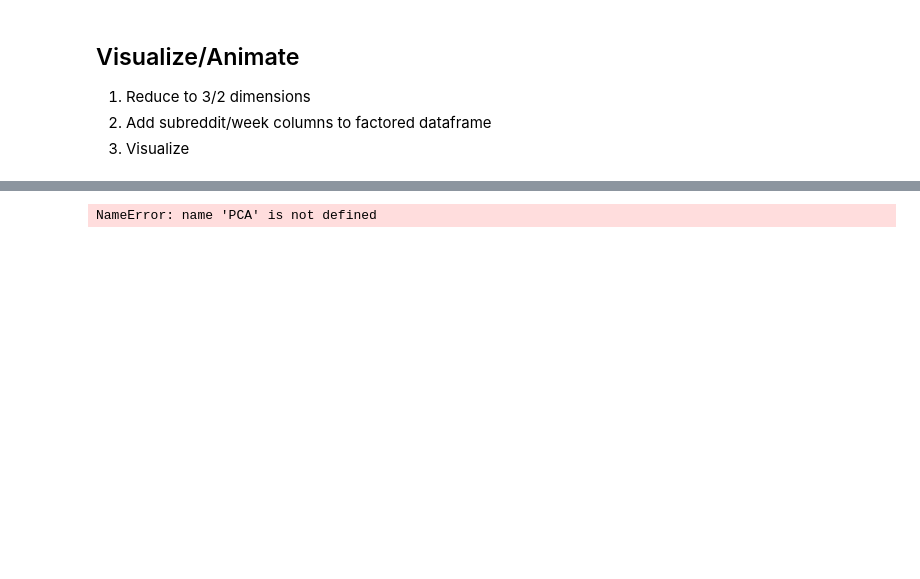
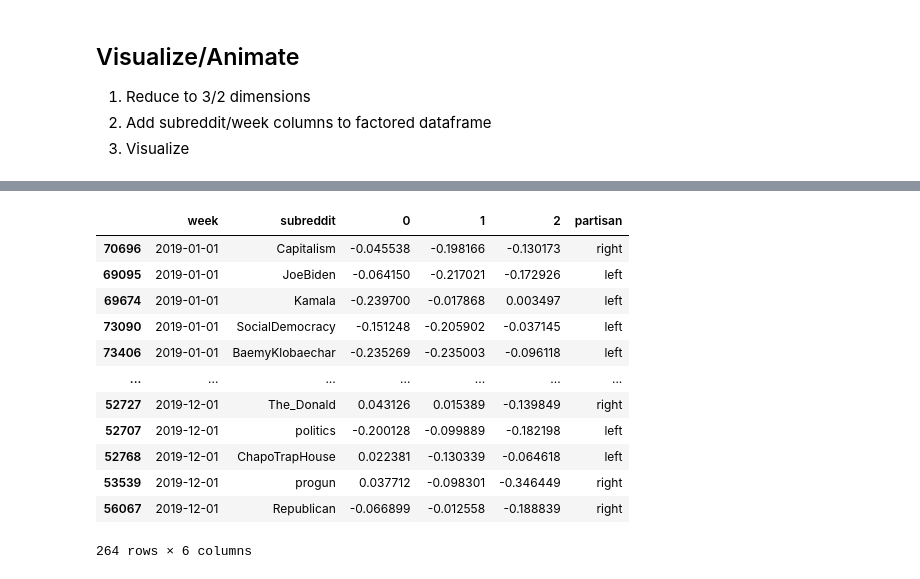
Before and after one commit to CSSLab/political-subreddits, a Jupyter notebook: Subreddit_Embedding_Temporal.ipynb, the cells around one changed output, grey strips where cells are left out. Cells and saved outputs as stored; diff of their text form; code cells hidden in the pictures; blank space fills up the shorter version.

```diff
--- a/Subreddit_Embedding_Temporal.ipynb
+++ b/Subreddit_Embedding_Temporal.ipynb
@@ -205,14 +202,14 @@ file_cv = coalese_csvs(file_data,"{}.txt".format(file_cv))
 from utils import generate_embedding, load_embedding
 embedding_args = {
                     "param1": "sample",
-                    "p1": 0.0043,
+                    "p1": 0.0028,
                     "param2": "negative",
-                    "p2": 35,
+                    "p2": 15,
                     "file_data": file_data ,
                     "file_wv": file_wv,
                     "file_cv": file_cv,
                     "size": 150,
                     "alpha": 0.18
                  }
-embedding = generate_embedding(embedding_args)
-embedding
+embedding_fp = generate_embedding(time_frame=TIME_FRAME,**embedding_args)
+embedding_fp
@@ -219,3 +218,3 @@ embedding
 # %%
-subreddits, vectors = load_embedding(embedding)
+subreddits, vectors = load_embedding(embedding_fp)
 subreddits
@@ -226,6 +238,6 @@ Since we've already trained all of the seperate emebeddings there isn't a need f
 # %%
 from utils import parse_tup
 
-sub_df = pd.DataFrame(subreddits.apply(parse_tup).tolist())
+sub_df = pd.DataFrame(subreddits.apply(lambda x : parse_tup(x,date_str="%d/%m/%Y")).tolist())
 sub_df.columns = ["subreddit","week"]
 sub_df
@@ -236,11 +262,10 @@ sub_df
 3. Visualize
 # %%
 from sklearn.decomposition import PCA
+from utils import candidate_subs
 import plotly.express as px
 subprocess.run("mkdir -p visualizations/temporal", shell=True)
-left_subreddits = ["JoeBiden","Pete_Buttigieg","Kamala",
-                        "SandersForPresident","BetoORourke","ElizabethWarren",
-                        "BaemyKlobaechar","YangForPresidentHQ","politics","progressive",
+left_subreddits = candidate_subs + ["politics","progressive",
                         "demsocialist","SocialDemocracy","centerleftpolitics",
                         "ConservativeDemocrat","moderatepolitics","ChapoTrapHouse"]
 right_subreddits = ["The_Donald","Conservative","ShitPoliticsSays","progun","Republican","Capitalism"]
@@ -283,18 +325,30 @@ NameError: name 'two_dim' is not defined
 # %%
 # PCA Dim Reduction -> 3 dimensions
 pca =  PCA(n_components = 3)
 three_dim =  pd.DataFrame(pca.fit_transform(vectors))
 three_dim[["subreddit","week"]] = sub_df
 idx = pd.MultiIndex.from_product([three_dim['week'].unique(), three_dim['subreddit'].unique()],
                                  names=['week', 'subreddit'])
 
 # In the case that there isn't a vector for a specific week/subreddit we bacfill the vector from the previous
-three_dim = three_dim.set_index(['week', 'subreddit']).reindex(idx).reset_index().sort_values('week').bfill()
+three_dim = three_dim.set_index(['week', 'subreddit']).reindex(idx).reset_index().bfill().sort_values('week')
 three_dim = three_dim[three_dim["subreddit"].isin(left_subreddits) | three_dim["subreddit"].isin(right_subreddits)]
 three_dim["partisan"] = np.where(three_dim["subreddit"].isin(left_subreddits), 'left', 'right')
 three_dim
 # %% [output]
+|  | week | subreddit | 0 | 1 | 2 | partisan |
+| 70696 | 2019-01-01 | Capitalism | -0.045538 | -0.198166 | -0.130173 | right |
+| 69095 | 2019-01-01 | JoeBiden | -0.064150 | -0.217021 | -0.172926 | left |
+| 69674 | 2019-01-01 | Kamala | -0.239700 | -0.017868 | 0.003497 | left |
+| 73090 | 2019-01-01 | SocialDemocracy | -0.151248 | -0.205902 | -0.037145 | left |
+| 73406 | 2019-01-01 | BaemyKlobaechar | -0.235269 | -0.235003 | -0.096118 | left |
+| ... | ... | ... | ... | ... | ... | ... |
+| 52727 | 2019-12-01 | The_Donald | 0.043126 | 0.015389 | -0.139849 | right |
+| 52707 | 2019-12-01 | politics | -0.200128 | -0.099889 | -0.182198 | left |
+| 52768 | 2019-12-01 | ChapoTrapHouse | 0.022381 | -0.130339 | -0.064618 | left |
+| 53539 | 2019-12-01 | progun | 0.037712 | -0.098301 | -0.346449 | right |
+| 56067 | 2019-12-01 | Republican | -0.066899 | -0.012558 | -0.188839 | right |
-NameError: name 'PCA' is not defined
+264 rows × 6 columns
 # %%
 (max_x, max_y, max_z), (min_x, min_y, min_z) = three_dim[[0,1,2]].max(axis=0), three_dim[[0,1,2]].min(axis=0)
 args = {
```
Also changed, not shown: parts of 13 cells of this notebook, 11 other files.
